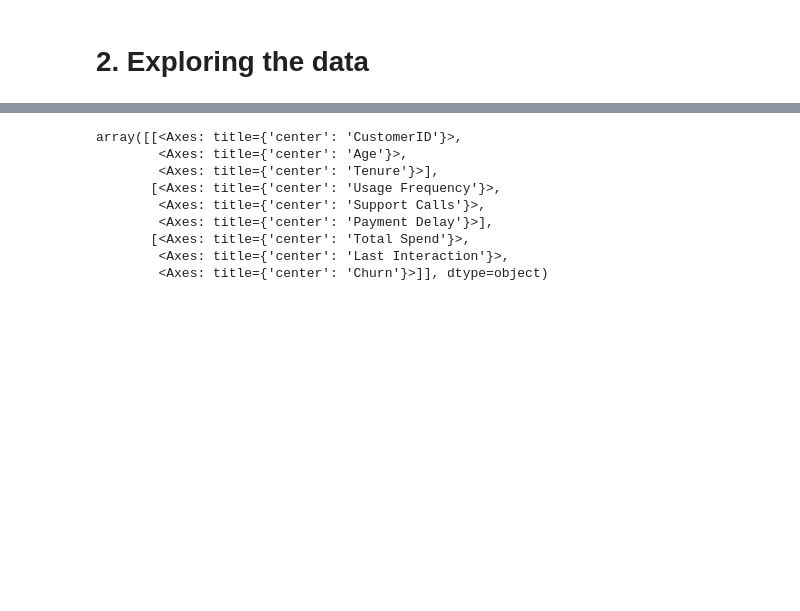
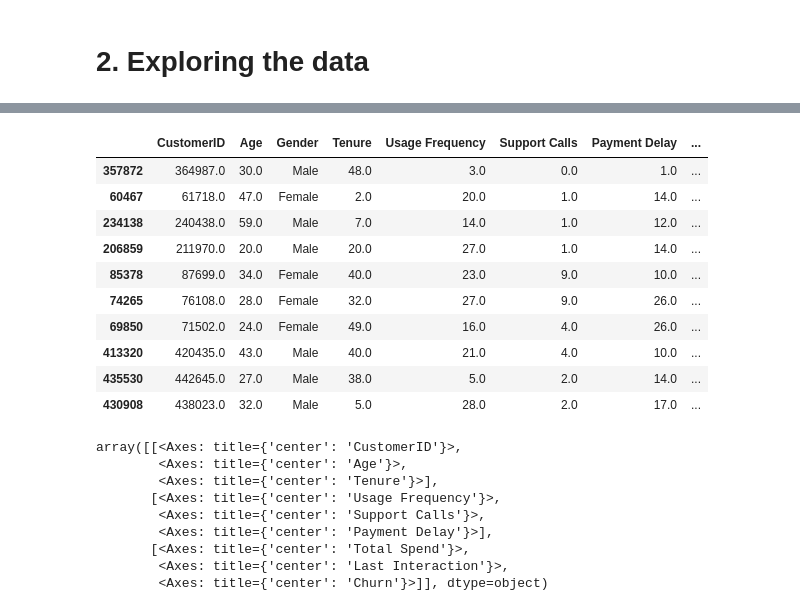
Before and after one commit to olliewhitman96/customer-churn, a Jupyter notebook: Presentable Notebook.ipynb, the cells around one changed output, grey strips where cells are left out. Cells and saved outputs as stored; diff of their text form; code cells hidden in the pictures; blank space fills up the shorter version.

```diff
--- a/Presentable Notebook.ipynb
+++ b/Presentable Notebook.ipynb
@@ -48,3 +69,17 @@ dtype: object
+# %%
+churn_df.sample(10)
+# %% [output]
+|  | CustomerID | Age | Gender | Tenure | Usage Frequency | Support Calls | Payment Delay | ... |
+| 357872 | 364987.0 | 30.0 | Male | 48.0 | 3.0 | 0.0 | 1.0 | ... |
+| 60467 | 61718.0 | 47.0 | Female | 2.0 | 20.0 | 1.0 | 14.0 | ... |
+| 234138 | 240438.0 | 59.0 | Male | 7.0 | 14.0 | 1.0 | 12.0 | ... |
+| 206859 | 211970.0 | 20.0 | Male | 20.0 | 27.0 | 1.0 | 14.0 | ... |
+| 85378 | 87699.0 | 34.0 | Female | 40.0 | 23.0 | 9.0 | 10.0 | ... |
+| 74265 | 76108.0 | 28.0 | Female | 32.0 | 27.0 | 9.0 | 26.0 | ... |
+| 69850 | 71502.0 | 24.0 | Female | 49.0 | 16.0 | 4.0 | 26.0 | ... |
+| 413320 | 420435.0 | 43.0 | Male | 40.0 | 21.0 | 4.0 | 10.0 | ... |
+| 435530 | 442645.0 | 27.0 | Male | 38.0 | 5.0 | 2.0 | 14.0 | ... |
+| 430908 | 438023.0 | 32.0 | Male | 5.0 | 28.0 | 2.0 | 17.0 | ... |
 # %%
 churn_df.hist(figsize=(20,10),bins=60)
 # %% [output]
```
Also changed, not shown: parts of 6 cells of this notebook.
